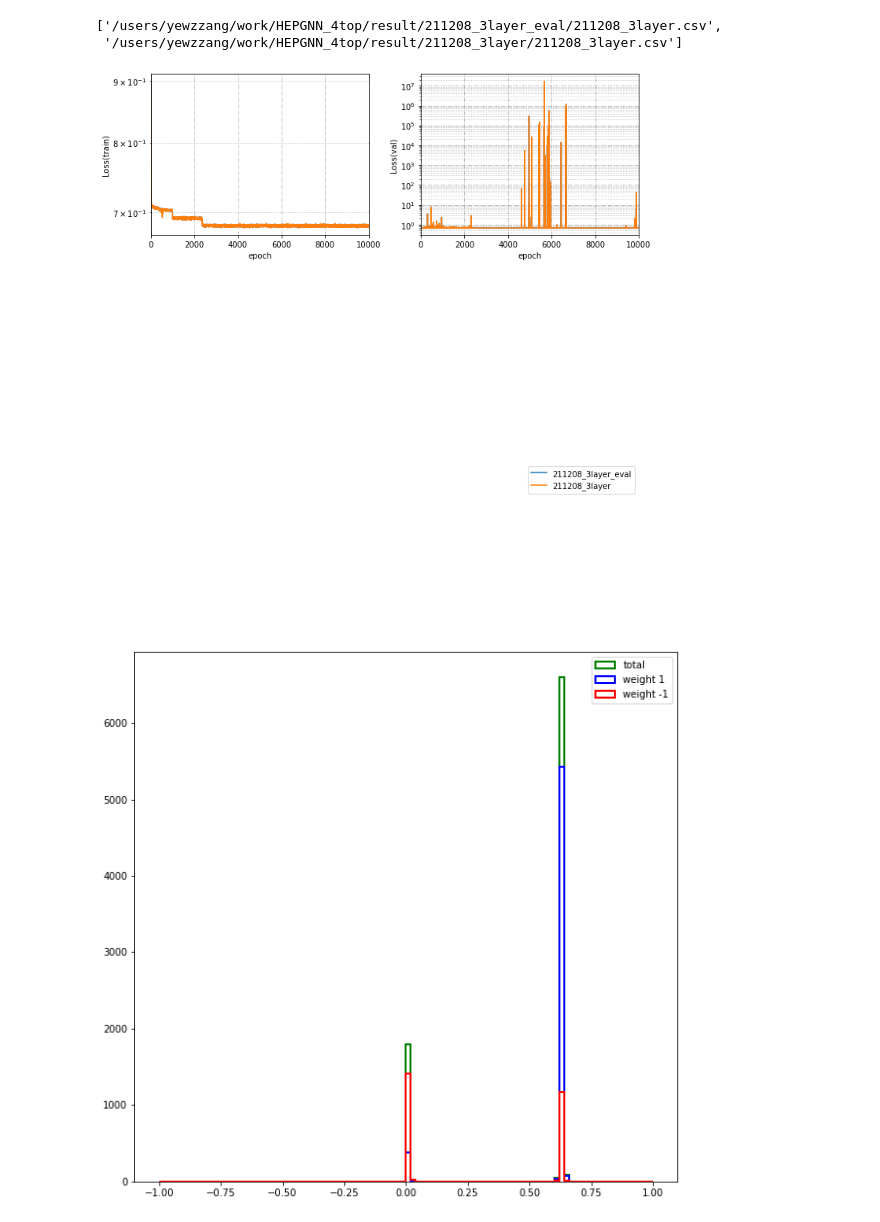
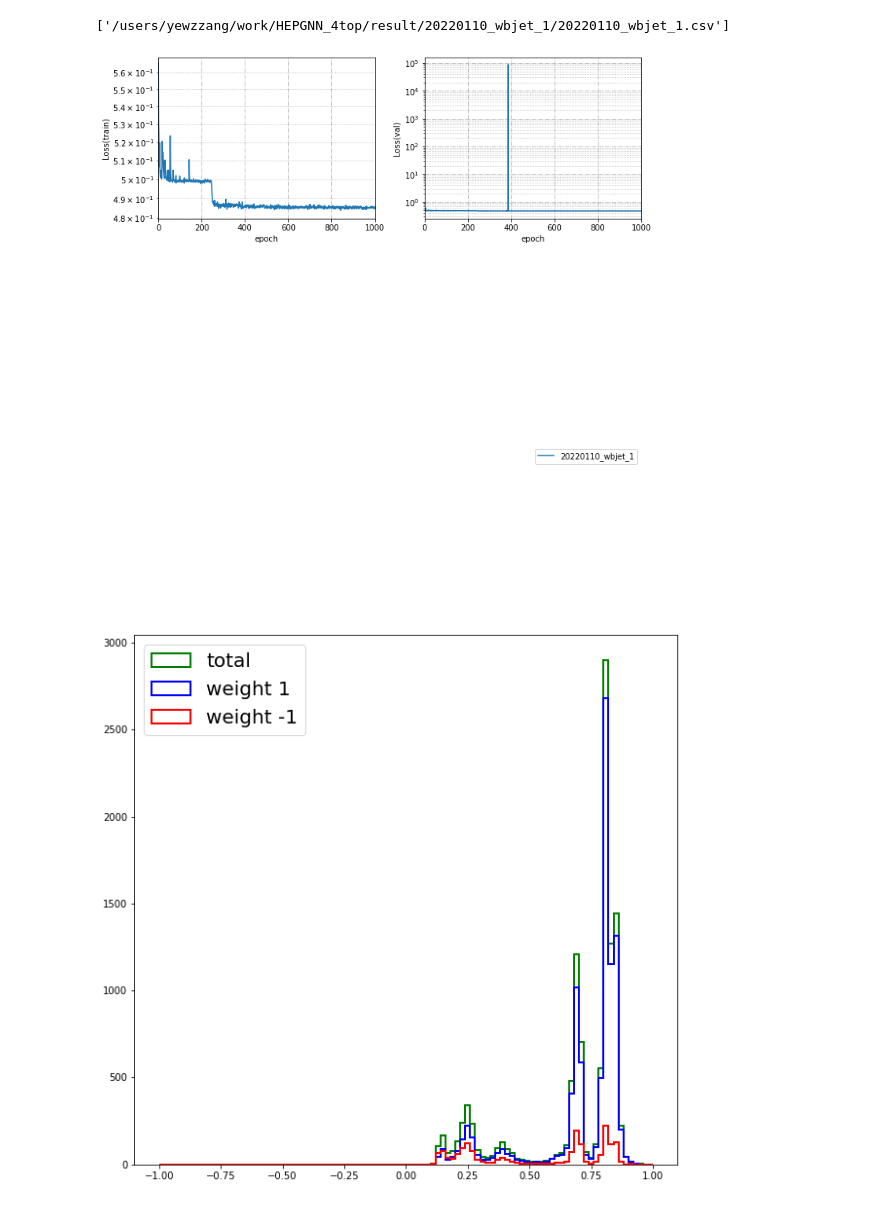
Before and after one commit to chyoo92/HEPGNN_4top_ttbar_QCD, a Jupyter notebook: acc_loss_resample_lhe.ipynb, the cells around one changed output. Cells and saved outputs as stored; diff of their text form; code cells hidden in the pictures.

```diff
--- a/acc_loss_resample_lhe.ipynb
+++ b/acc_loss_resample_lhe.ipynb
@@ -5,7 +5,7 @@ import os
 import numpy as np
 # %%
 import glob
-uni = "211208_3layer"
+uni = "20220110_wbjet_1"
 
 path = "/users/yewzzang/work/HEPGNN_4top/result/*" + uni +"*/train.csv"
 train_path = glob.glob(path)
@@ -38,8 +38,7 @@ ddddd = batch_list
 # %%
 dd
 # %% [output]
-['/users/yewzzang/work/HEPGNN_4top/result/211208_3layer_eval/211208_3layer.csv',
- '/users/yewzzang/work/HEPGNN_4top/result/211208_3layer/211208_3layer.csv']
+['/users/yewzzang/work/HEPGNN_4top/result/20220110_wbjet_1/20220110_wbjet_1.csv']
 # %%
 plt.rcParams['figure.figsize'] = (10, 10)
 # plt.rcParams['figure.figsize'] = (10, 10)
@@ -56,7 +55,7 @@ ax2 = plt.subplot(3, 2, 2, yscale='log', ylabel='Loss(val)', xlabel='epoch')
 for ax in (ax1, ax2):
     ax.grid(which='major', axis='both', linestyle='-.')
     ax.grid(which='minor', linestyle=':')
-    ax.set_xlim([0,10000])
+    ax.set_xlim([0,1000])
 lines, labels = [], []
 
 for i in range(len(d)):
@@ -93,29 +92,29 @@ plt.tight_layout()
 plt.show()
 plt.close()
 # %% [output]
-[figure, old version]
+[figure, new version]
 # %%
 ##### from sklearn.metrics import roc_curve, roc_auc_score
 
 
 #plt.yscale('log')
 plt.figure(figsize=(10,10))
 df = pd.read_csv(dd[0])
 
 
 plt.hist(df['prediction'], histtype='step', linewidth=2,
              density=False, bins=100, color='green',label='total',range=(-1,1))
 
 plt.hist(df['prediction'][df['weight'] == 1], histtype='step', linewidth=2,
              density=False, bins=100, color='blue',label='weight 1',range=(-1,1))
 
 plt.hist(df['prediction'][df['weight'] == -1], histtype='step', linewidth=2,
              density=False, bins=100, color='red',label='weight -1',range=(-1,1))
-plt.legend()
+plt.legend(loc='upper left', fontsize = 20)
 
 plt.show()
 # %% [output]
-[figure, old version]
+[figure, new version]
 # %%
 (df['prediction'][df['weight'] == -1] >0.25).sum()
 # %% [output]
```
Also changed, not shown: parts of 11 cells of this notebook, 9 other files.
